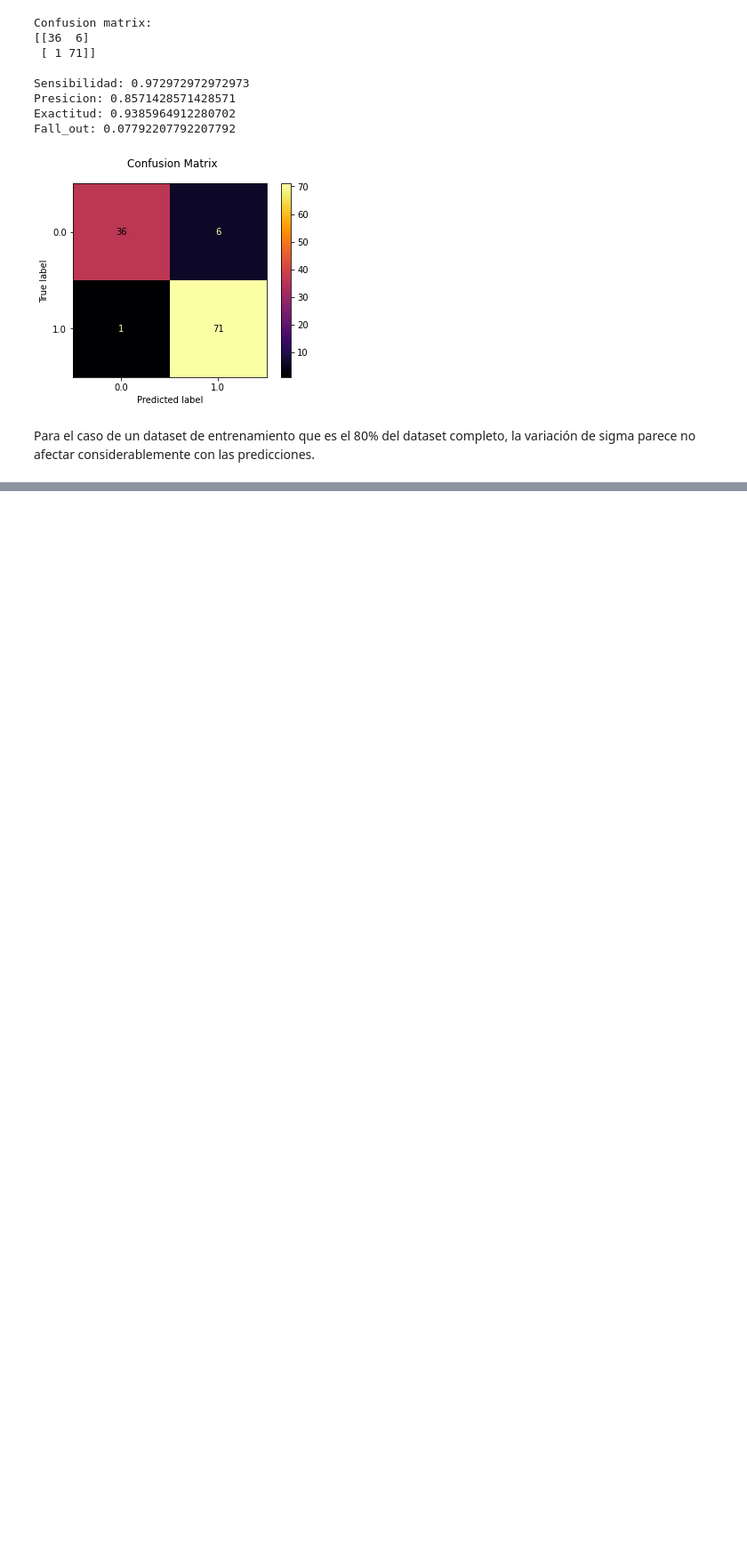
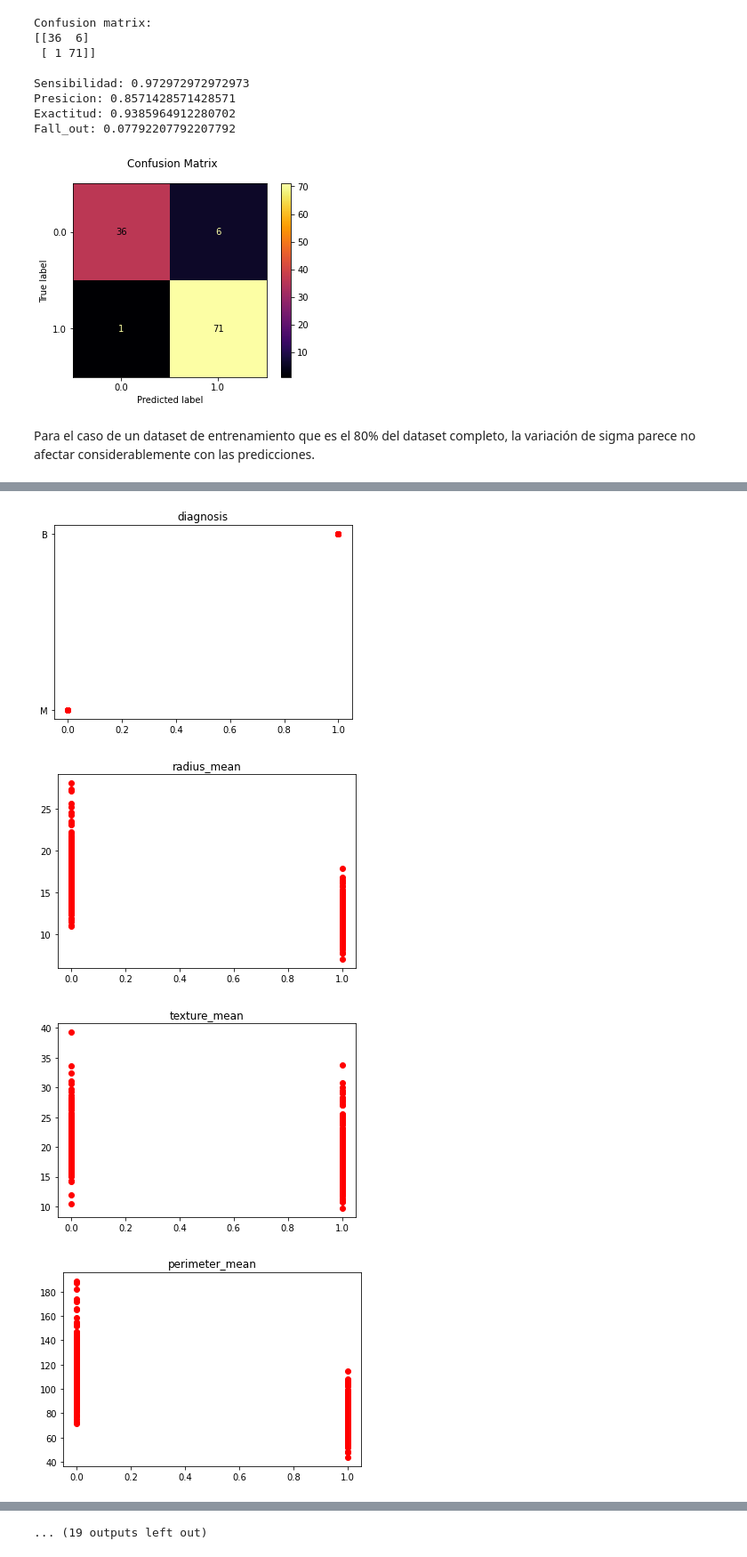
Before and after one commit to plance17/Aprendizaje-de-Maquina, a Jupyter notebook: Teoría_4_Ejercicio_4.ipynb, the cells around one changed output, grey strips where cells are left out. Shown: that part at 89% size. Drawn from its saved outputs; the diff is of its cells as text; code cells hidden in the pictures; blank space fills up the shorter version.

```diff
--- a/Teoría_4_Ejercicio_4.ipynb
+++ b/Teoría_4_Ejercicio_4.ipynb
@@ -658,0 +827,3 @@ Para el caso de un dataset de entrenamiento que es el 80% del dataset completo,
+# %%
+cancer_type_dataframe = pd.DataFrame(cancer_type,columns= ['Cancer_type'])
+print(cancer_type_dataframe)
@@ -658,0 +845,21 @@ Para el caso de un dataset de entrenamiento que es el 80% del dataset completo,
+# %%
+#fig, axs = plt.subplots(1, cancer_tissues.columns.size-2)  #El -2 es porque no voy a considerar las columnas de ID y de Unnamed
+
+for i in np.arange(1,cancer_tissues.columns.size-1):
+  plt.plot(cancer_type_dataframe, cancer_tissues.iloc[:,i], 'ro')
+  plt.title(cancer_tissues.columns[i])
+  plt.show()
+
+  '''
+  axs[0, 1].plot(x, y, 'tab:orange')
+  axs[0, 1].set_title('Axis [0,1]')
+  axs[1, 0].plot(x, -y, 'tab:green')
+  axs[1, 0].set_title('Axis [1,0]')
+  axs[1, 1].plot(x, -y, 'tab:red')
+  axs[1, 1].set_title('Axis [1,1]')
+  '''
+# %% [output]
+[figure, added]
+[figure, added]
+[figure, added]
+[figure, added]
@@ -658,0 +874 @@ Para el caso de un dataset de entrenamiento que es el 80% del dataset completo,
+... (19 outputs left out)
```
Also changed, not shown: parts of 20 cells of this notebook.
